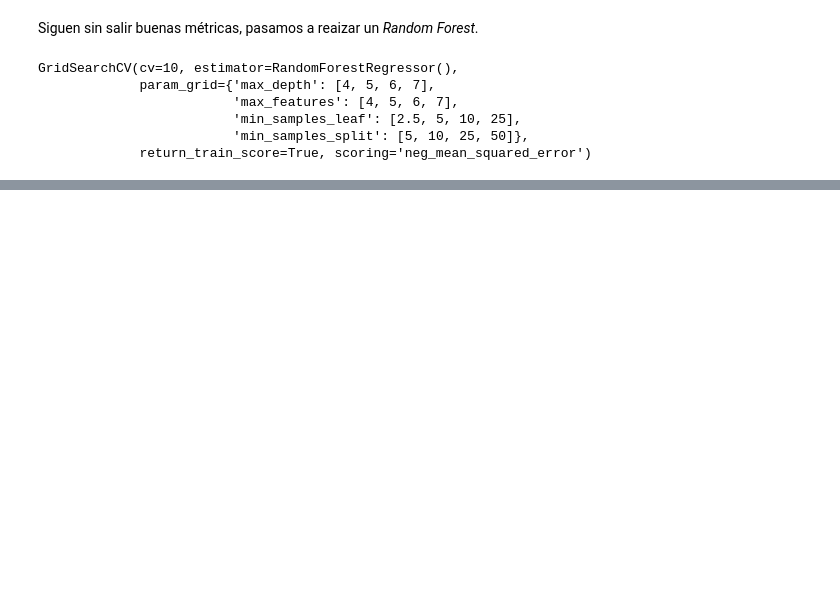
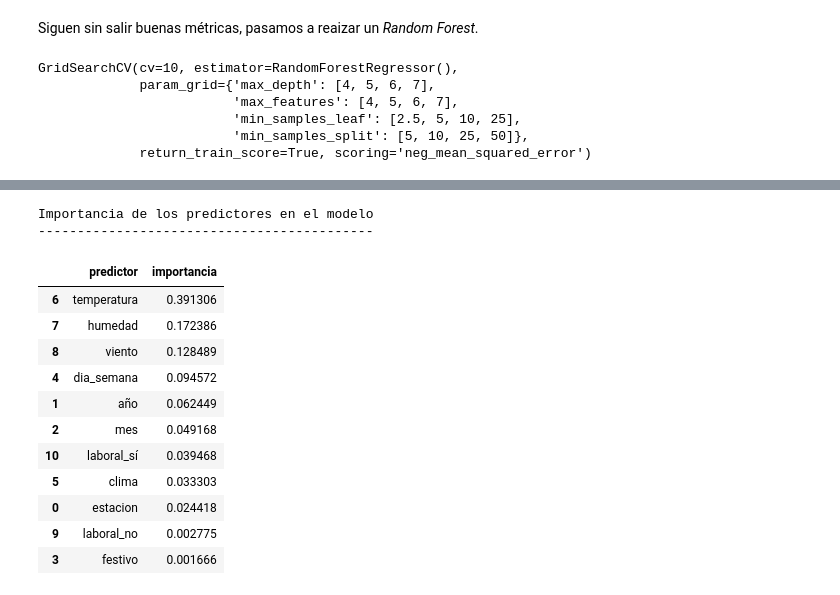
Before and after one commit to CrisSangrador/proyecto-alquiler-bicicletas, a Jupyter notebook: modelo_casual.ipynb, the cells around one changed output, grey strips where cells are left out. Saved outputs shown, nothing was run; the diff lists cells and outputs as text; code cells hidden in the pictures; blank space fills up the shorter version.

```diff
--- a/modelo_casual.ipynb
+++ b/modelo_casual.ipynb
@@ -284,0 +319,30 @@ TypeError: concat() takes 1 positional argument but 5 were given
+# %%
+# vamos a crearnos un dataframe
+importancia_predictores = pd.DataFrame(
+                            {'predictor': x_train.columns,
+                             'importancia': arbol.feature_importances_}
+                            )
+
+
+# ordenamos de mayor a menor los resultados
+importancia_predictores.sort_values(by=["importancia"], ascending=False, inplace = True)
+
+# printeamos los resultados
+print("Importancia de los predictores en el modelo")
+print("-------------------------------------------")
+importancia_predictores
+# %% [output]
+Importancia de los predictores en el modelo
+-------------------------------------------
+|  | predictor | importancia |
+| 6 | temperatura | 0.391306 |
+| 7 | humedad | 0.172386 |
+| 8 | viento | 0.128489 |
+| 4 | dia_semana | 0.094572 |
+| 1 | año | 0.062449 |
+| 2 | mes | 0.049168 |
+| 10 | laboral_sí | 0.039468 |
+| 5 | clima | 0.033303 |
+| 0 | estacion | 0.024418 |
+| 9 | laboral_no | 0.002775 |
+| 3 | festivo | 0.001666 |
```
Also changed, not shown: parts of 15 cells of this notebook, 8 other files.
